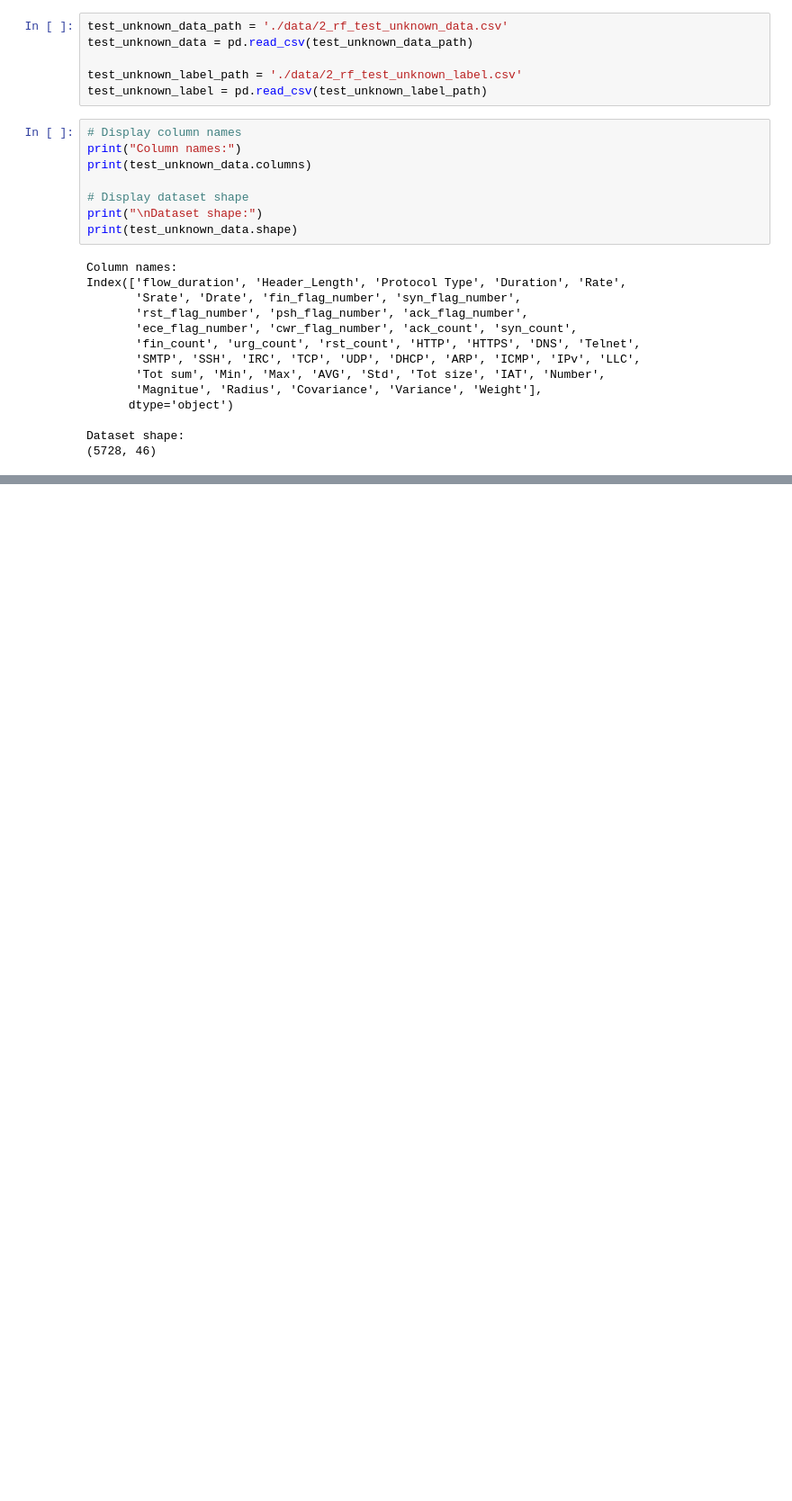
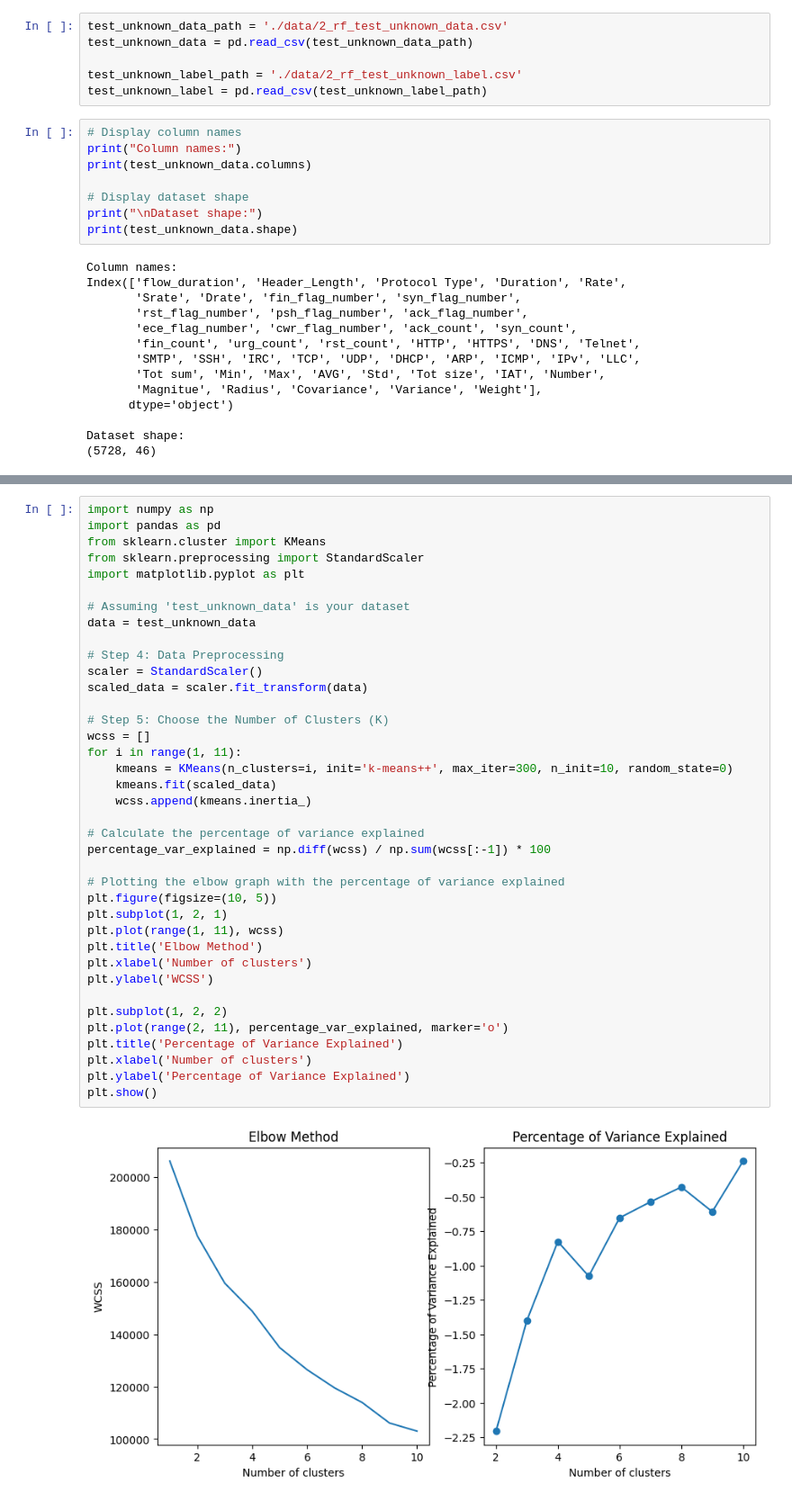
Before and after one commit to ML-Project-Team-5/Project_NetworkIDS, a Jupyter notebook: JUI_Kmeans.ipynb, the cells around one changed output, grey strips where cells are left out. Shown at 90% size. Cells and saved outputs as stored; diff of their text form; blank space fills up the shorter version.

```diff
--- a/JUI_Kmeans.ipynb
+++ b/JUI_Kmeans.ipynb
@@ -118,0 +41,40 @@ plt.show()
+# %%
+import numpy as np
+import pandas as pd
+from sklearn.cluster import KMeans
+from sklearn.preprocessing import StandardScaler
+import matplotlib.pyplot as plt
+
+# Assuming 'test_unknown_data' is your dataset
+data = test_unknown_data
+
+# Step 4: Data Preprocessing
+scaler = StandardScaler()
+scaled_data = scaler.fit_transform(data)
+
+# Step 5: Choose the Number of Clusters (K)
+wcss = []
+for i in range(1, 11):
+    kmeans = KMeans(n_clusters=i, init='k-means++', max_iter=300, n_init=10, random_state=0)
+    kmeans.fit(scaled_data)
+    wcss.append(kmeans.inertia_)
+
+# Calculate the percentage of variance explained
+percentage_var_explained = np.diff(wcss) / np.sum(wcss[:-1]) * 100
+
+# Plotting the elbow graph with the percentage of variance explained
+plt.figure(figsize=(10, 5))
+plt.subplot(1, 2, 1)
+plt.plot(range(1, 11), wcss)
+plt.title('Elbow Method')
+plt.xlabel('Number of clusters')
+plt.ylabel('WCSS')
+
+plt.subplot(1, 2, 2)
+plt.plot(range(2, 11), percentage_var_explained, marker='o')
+plt.title('Percentage of Variance Explained')
+plt.xlabel('Number of clusters')
+plt.ylabel('Percentage of Variance Explained')
+plt.show()
+# %% [output]
+[figure, added]
```
Also changed, not shown: parts of 14 cells of this notebook.
